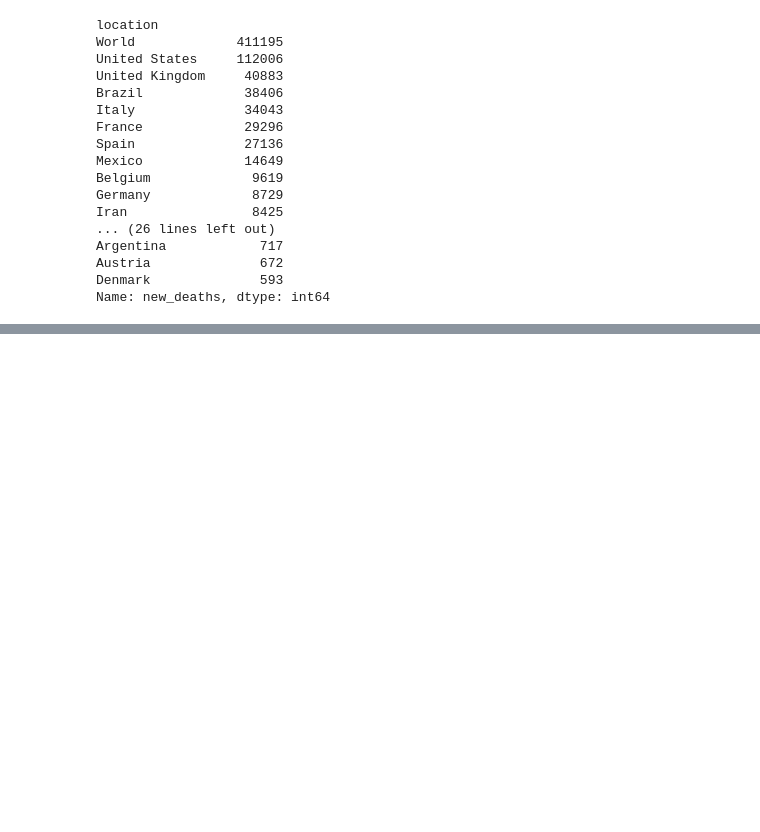
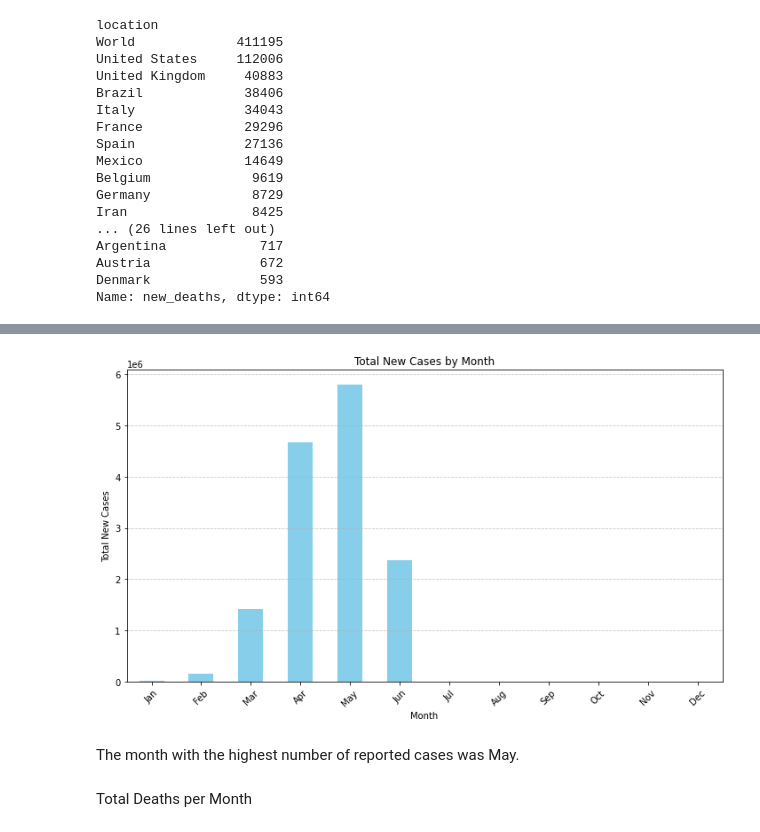
Before and after one commit to zadmainda/covid-MiniDataset, a Jupyter notebook: covid data.ipynb, the cells around one changed output, grey strips where cells are left out. Cells and saved outputs as stored; diff of their text form; code cells hidden in the pictures; blank space fills up the shorter version.

```diff
--- a/covid data.ipynb
+++ b/covid data.ipynb
@@ -456,0 +440,5 @@ sb.heatmap(clean_df.corr(), annot=True, cmap='Blues')
+# %%
+monthly_cases = clean_df.groupby('month').new_cases.sum()
+# %%
+#Sort the short month names
+monthly_cases_sorted = monthly_cases.reindex(['Jan', 'Feb', 'Mar', 'Apr', 'May', 'Jun', 'Jul', 'Aug', 'Sep', 'Oct', 'Nov', 'Dec'])
@@ -456,0 +448,16 @@ sb.heatmap(clean_df.corr(), annot=True, cmap='Blues')
+# %%
+plt.figure(figsize=(10, 6))
+monthly_cases_sorted.plot(kind='bar', color='skyblue')
+plt.title('Total New Cases by Month')
+plt.xlabel('Month')
+plt.ylabel('Total New Cases')
+plt.xticks(rotation=45)
+plt.grid(axis='y', linestyle='--', alpha=0.7)
+plt.tight_layout()
+plt.show()
+# %% [output]
+[figure, added]
+# %% [markdown]
+The month with the highest number of reported cases was May.
+# %% [markdown]
+Total Deaths per Month
```
Also changed, not shown: parts of 57 cells of this notebook.
